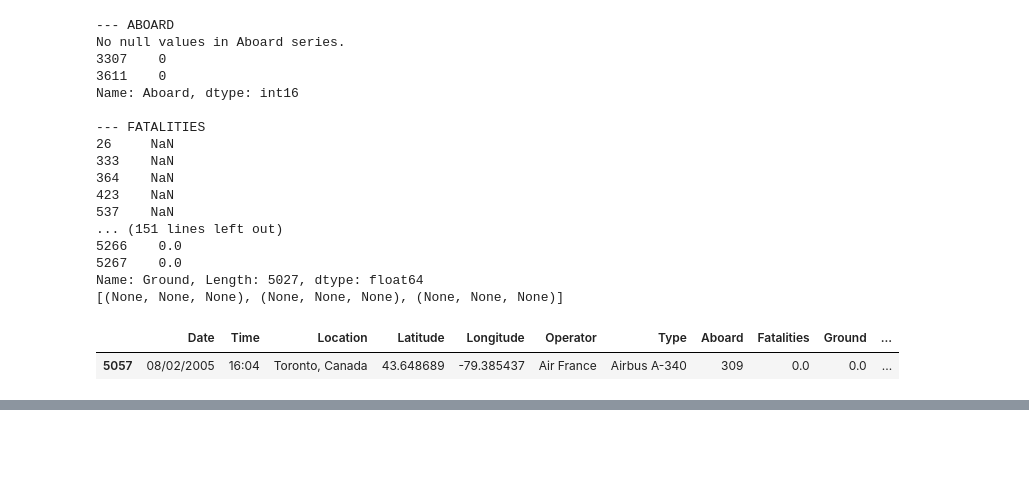
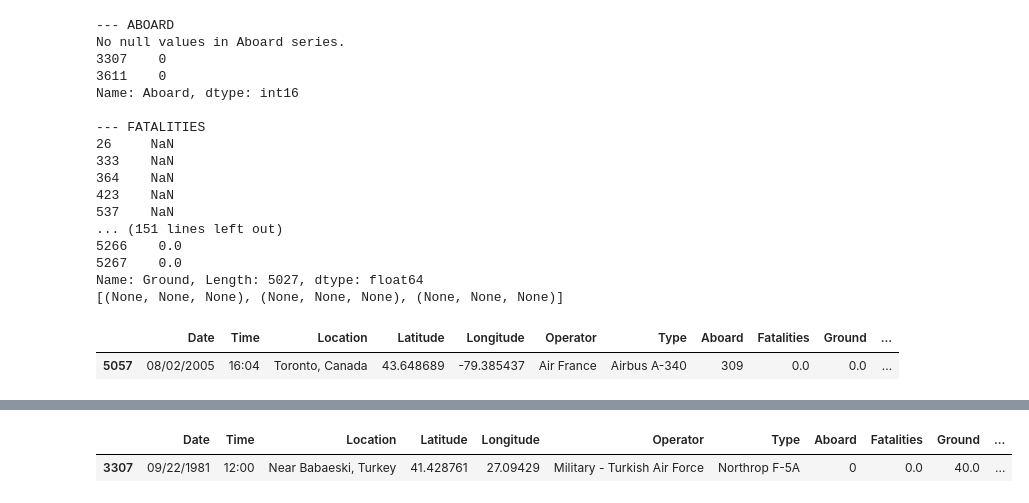
Before and after one commit to CatarinaL/GroupDataVizProjectDIT, a Jupyter notebook: DataPreparation.ipynb, the cells around one changed output, grey strips where cells are left out. Saved outputs shown, nothing was run; the diff lists cells and outputs as text; code cells hidden in the pictures; blank space fills up the shorter version.

```diff
--- a/DataPreparation.ipynb
+++ b/DataPreparation.ipynb
@@ -285,0 +283,5 @@ Name: Ground, Length: 5027, dtype: float64
+# %%
+dframe[3307:3308] #slicing selects rows instead of columns
+# %% [output]
+|  | Date | Time | Location | Latitude | Longitude | Operator | Type | Aboard | Fatalities | Ground | ... |
+| 3307 | 09/22/1981 | 12:00 | Near Babaeski, Turkey | 41.428761 | 27.09429 | Military - Turkish Air Force | Northrop F-5A | 0 | 0.0 | 40.0 | ... |
```
Also changed, not shown: parts of 29 cells of this notebook.
